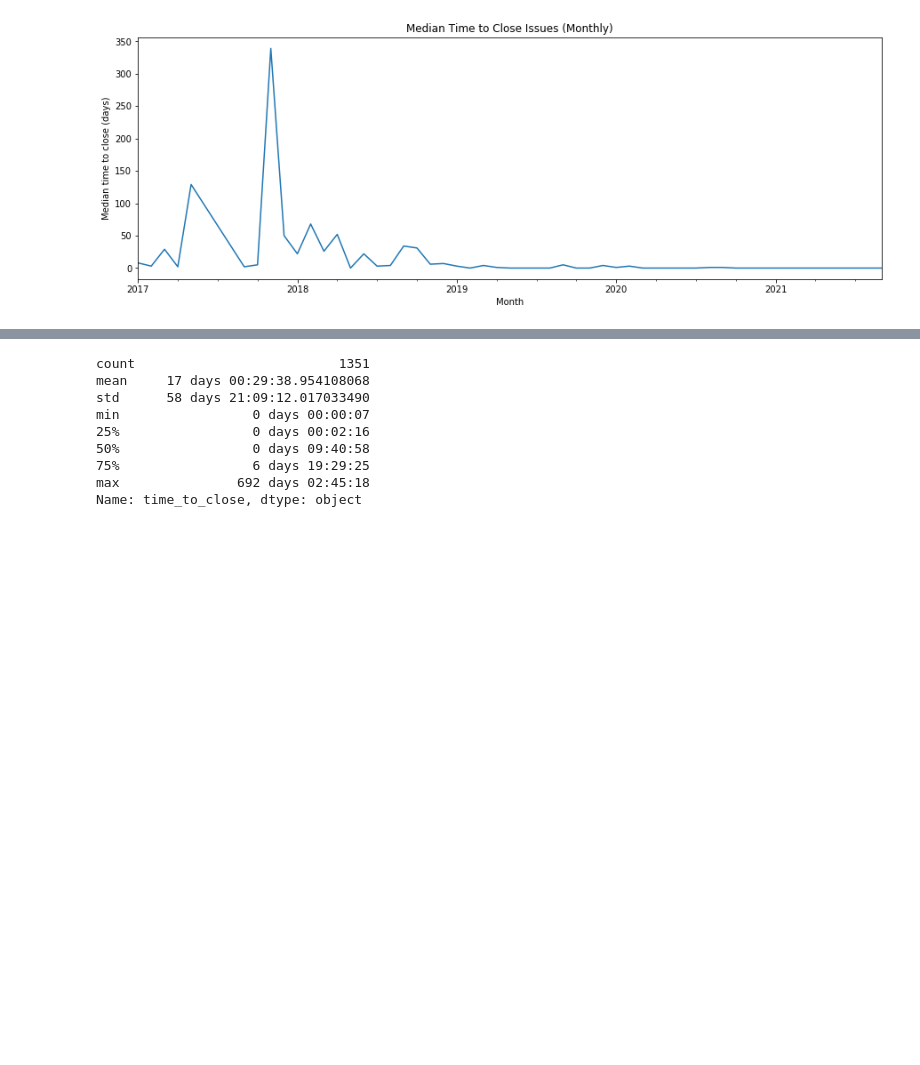
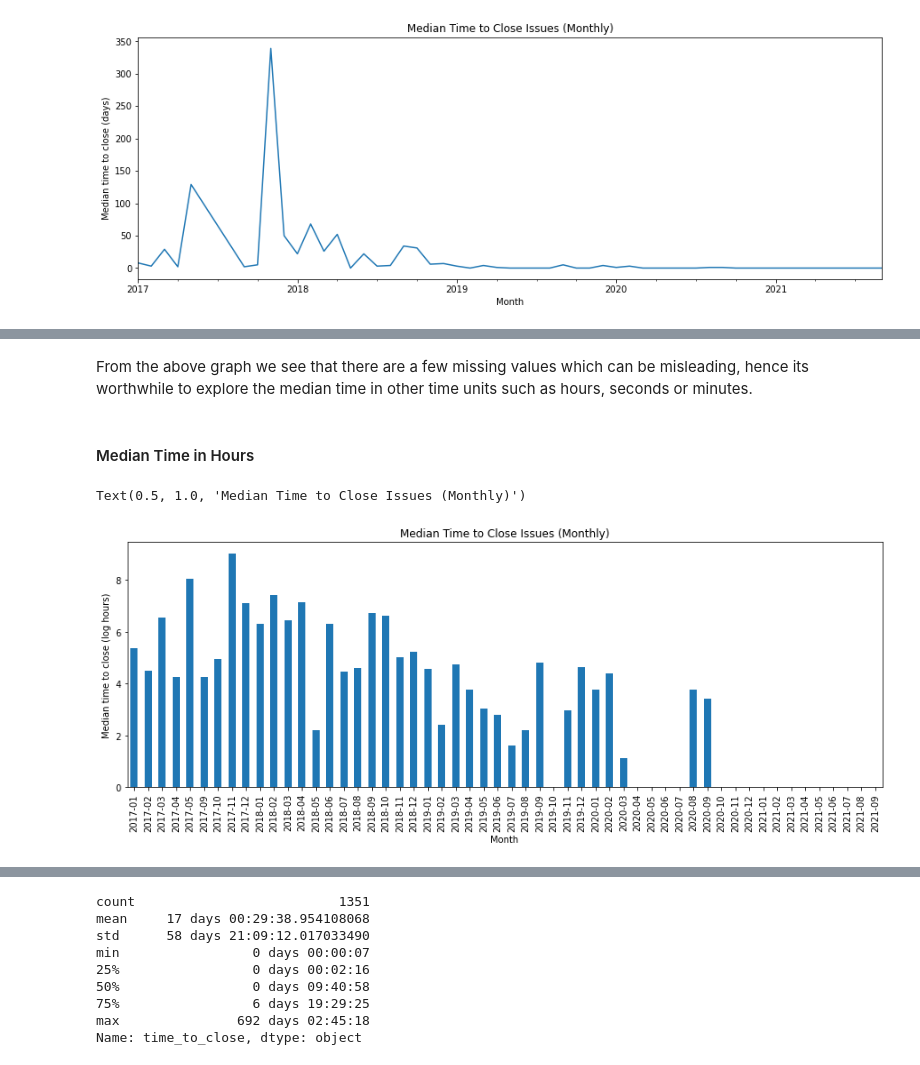
Before and after one commit to oss-aspen/Rappel, a Jupyter notebook: notebooks/performance/issues_performance.ipynb, the cells around one changed output, grey strips where cells are left out. Cells and saved outputs as stored; diff of their text form; code cells hidden in the pictures; blank space fills up the shorter version.

```diff
--- a/notebooks/performance/issues_performance.ipynb
+++ b/notebooks/performance/issues_performance.ipynb
@@ -183,0 +217,13 @@ Text(0.5, 1.0, 'Median Time to Close Issues (Monthly)')
+# %% [markdown]
+From the above graph we see that there are a few missing values which can be misleading, hence its worthwhile to explore the median time in other time units such as hours, seconds or minutes.
+# %% [markdown]
+#### Median Time in Hours
+# %%
+# Plot the normalized log values
+df_issues_closed_monthly_hours_norm.plot.bar()
+plt.xlabel("Month")
+plt.ylabel("Median time to close (log hours)")
+plt.title("Median Time to Close Issues (Monthly)")
+# %% [output]
+Text(0.5, 1.0, 'Median Time to Close Issues (Monthly)')
+[figure, added]
```
Also changed, not shown: parts of 49 cells of this notebook.
